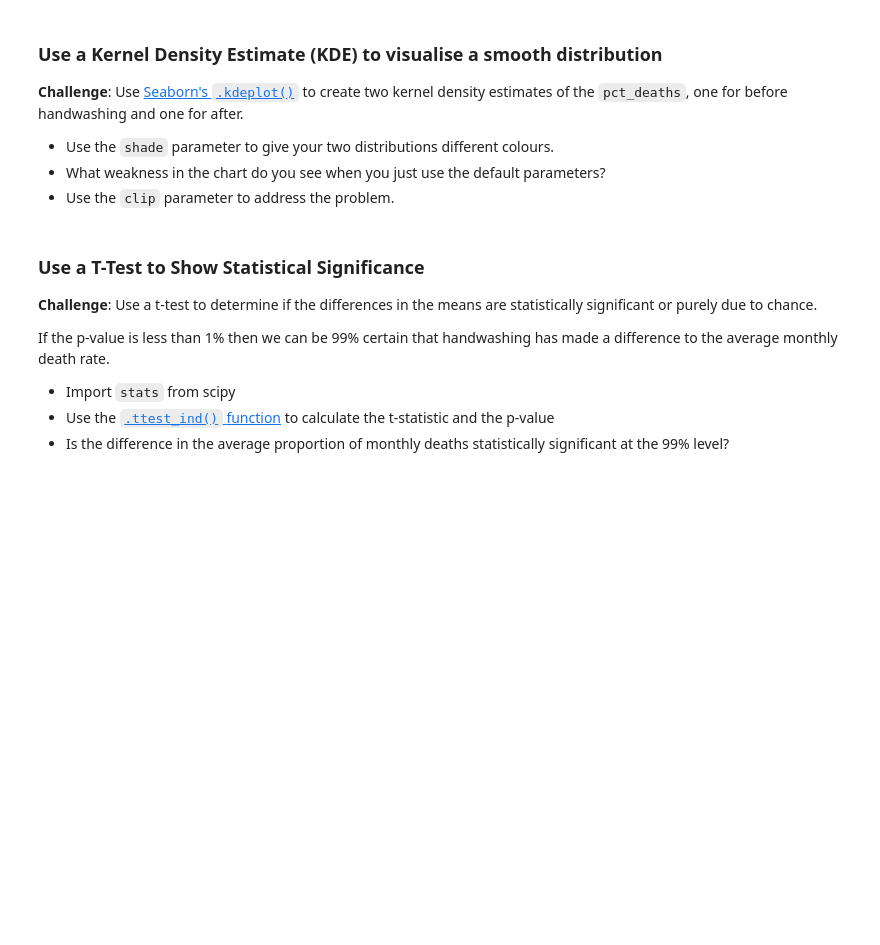
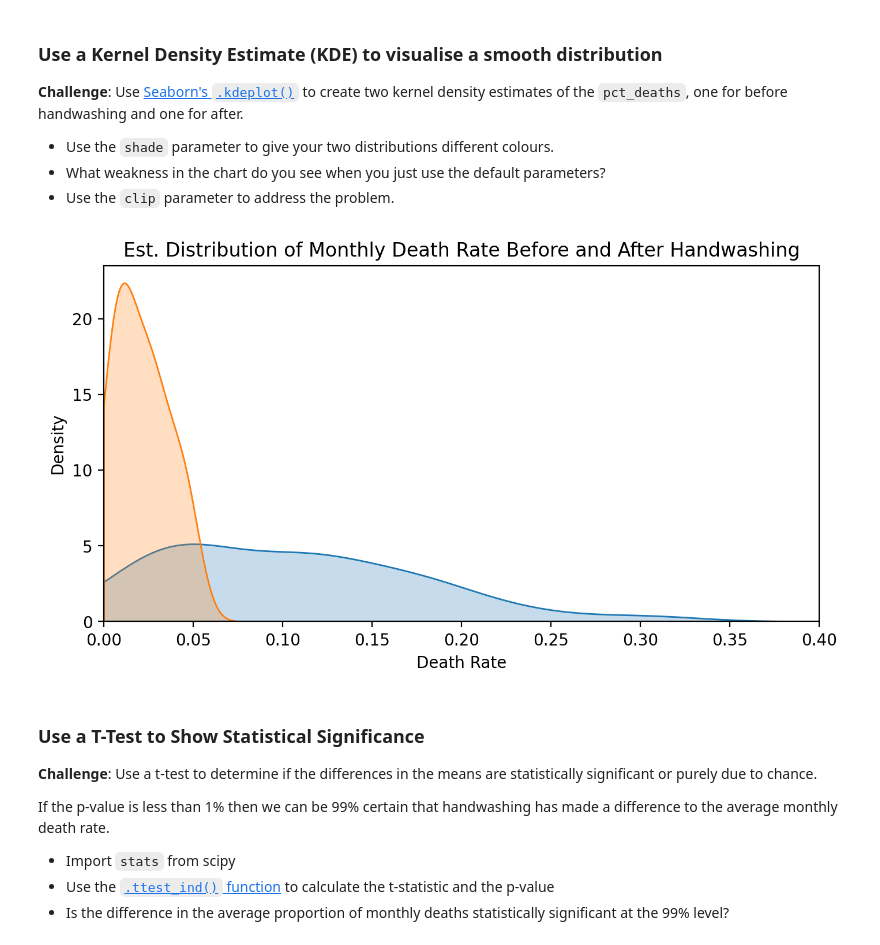
Before and after one commit to renankin/100-days-of-code, a Jupyter notebook: day-080/dr-semmelweis-analysis/Dr_Semmelweis_Handwashing_Discovery_(start).ipynb, the cells around one changed output. Cells and saved outputs as stored; diff of their text form; code cells hidden in the pictures; blank space fills up the shorter version.

```diff
--- a/day-080/dr-semmelweis-analysis/Dr_Semmelweis_Handwashing_Discovery_(start).ipynb
+++ b/day-080/dr-semmelweis-analysis/Dr_Semmelweis_Handwashing_Discovery_(start).ipynb
@@ -414,6 +459,28 @@ This is a 5.0x improvement!
 * Use the `shade` parameter to give your two distributions different colours.
 * What weakness in the chart do you see when you just use the default parameters?
 * Use the `clip` parameter to address the problem.
+# %%
+plt.figure(figsize=(8, 4), dpi=200)
+
+sns.kdeplot(before_handwashing,
+            x="pct_deaths",
+            fill=True,
+            clip=(0, 1))
+
+sns.kdeplot(after_handwashing,
+            x="pct_deaths",
+            fill=True,
+            clip=(0, 1))
+
+plt.xlabel("Death Rate")
+plt.xlim([0, 0.4])
+
+plt.title("Est. Distribution of Monthly Death Rate Before "
+          "and After Handwashing")
+
+plt.show()
+# %% [output]
+[figure, added]
 # %% [markdown]
 ### Use a T-Test to Show Statistical Significance
 
```
Also changed, not shown: parts of 4 cells of this notebook.
